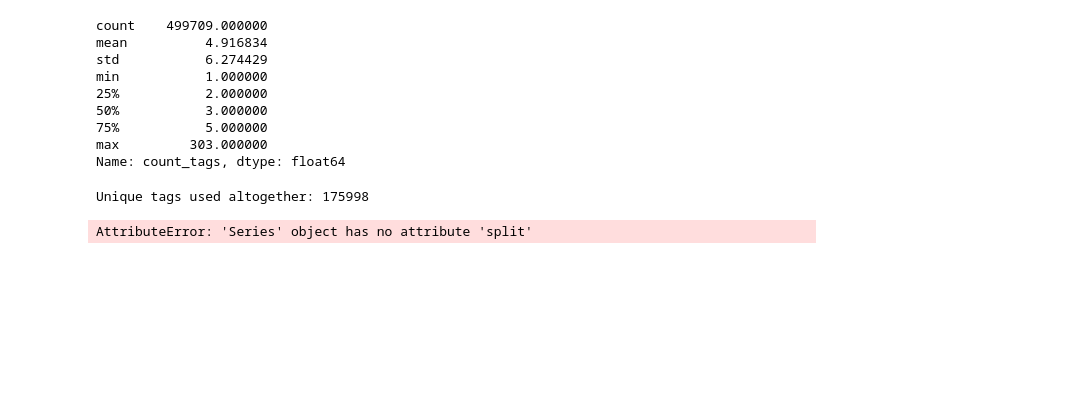
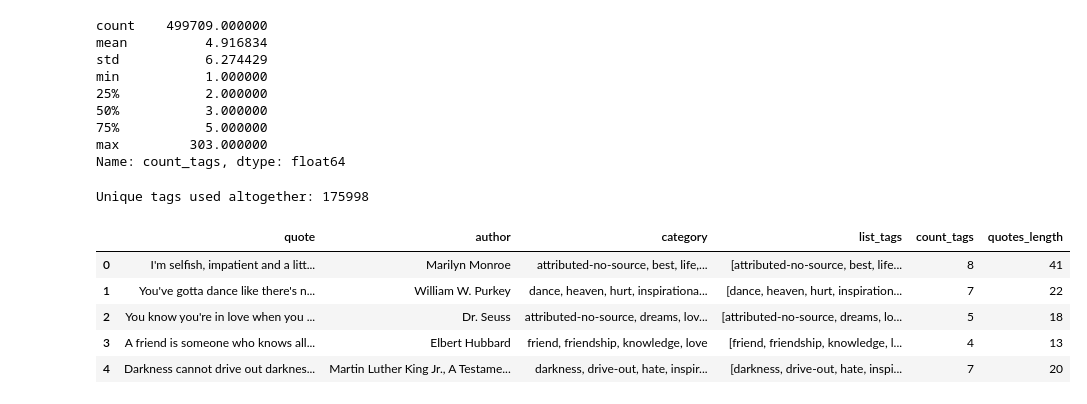
Before and after one commit to LAnnamaria/quotes_for_posts_783, a Jupyter notebook: notebooks/Quotes dataset analysis_AM.ipynb, the cells around one changed output. Drawn from its saved outputs; the diff is of its cells as text; code cells hidden in the pictures; blank space fills up the shorter version.

```diff
--- a/notebooks/Quotes dataset analysis_AM.ipynb
+++ b/notebooks/Quotes dataset analysis_AM.ipynb
@@ -95,7 +96,15 @@ print(f"Unique tags used altogether: {len(vocab_list)}")
 # %% [output]
 Unique tags used altogether: 175998
 # %%
-quotes['quotes_lenght'] = quotes['quote'].copy()
-quotes['quotes_length'] = quotes['quotes_lenght'].split(' ')
+quotes['quotes_length'] = quotes['quote'].copy()
+for index, row in quotes.iterrows():
+    quotes.loc[index, "quotes_length"] = len(str(row['quotes_length']).split(' '))
-# %% [output]
-AttributeError: 'Series' object has no attribute 'split'
+# %%
+quotes.head()
+# %% [output]
+|  | quote | author | category | list_tags | count_tags | quotes_length |
+| 0 | I'm selfish, impatient and a litt... | Marilyn Monroe | attributed-no-source, best, life,... | [attributed-no-source, best, life... | 8 | 41 |
+| 1 | You've gotta dance like there's n... | William W. Purkey | dance, heaven, hurt, inspirationa... | [dance, heaven, hurt, inspiration... | 7 | 22 |
+| 2 | You know you're in love when you ... | Dr. Seuss | attributed-no-source, dreams, lov... | [attributed-no-source, dreams, lo... | 5 | 18 |
+| 3 | A friend is someone who knows all... | Elbert Hubbard | friend, friendship, knowledge, love | [friend, friendship, knowledge, l... | 4 | 13 |
+| 4 | Darkness cannot drive out darknes... | Martin Luther King Jr., A Testame... | darkness, drive-out, hate, inspir... | [darkness, drive-out, hate, inspi... | 7 | 20 |
```
Also changed, not shown: parts of 4 cells of this notebook.
